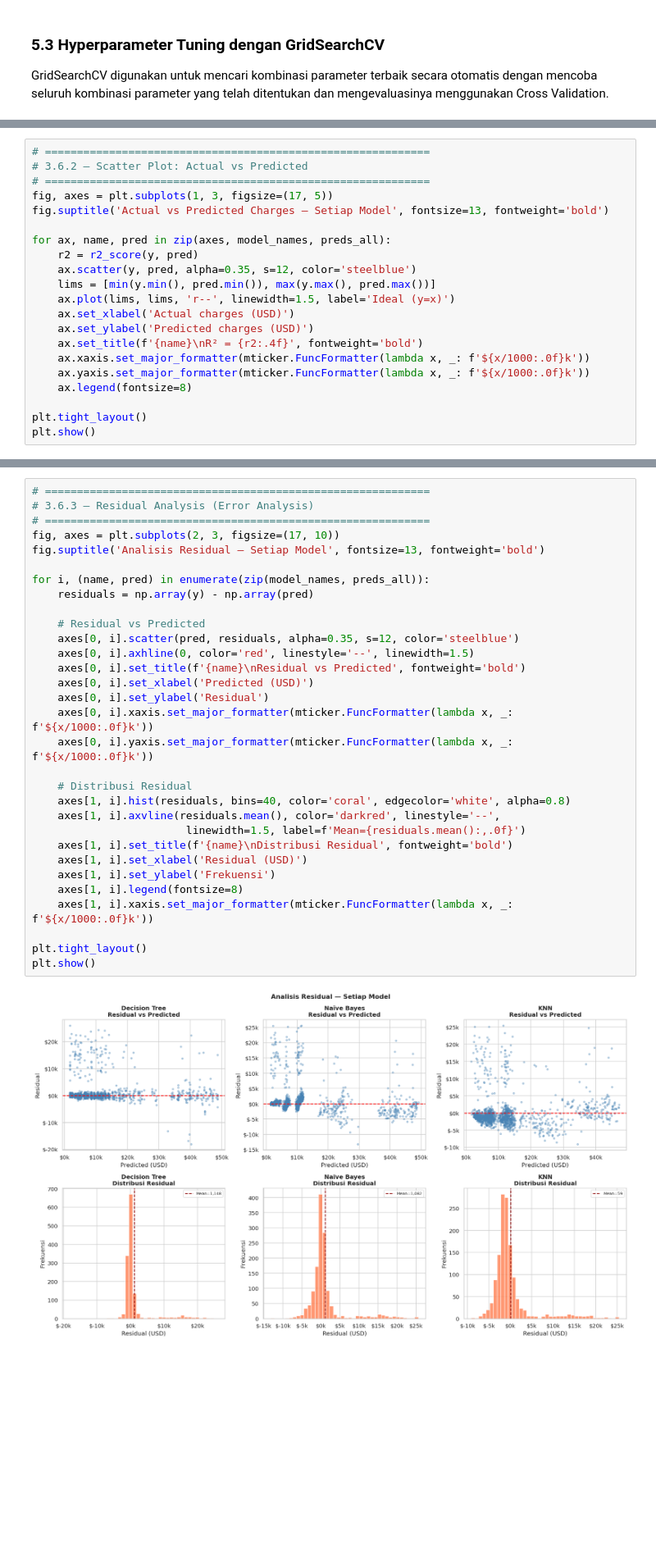
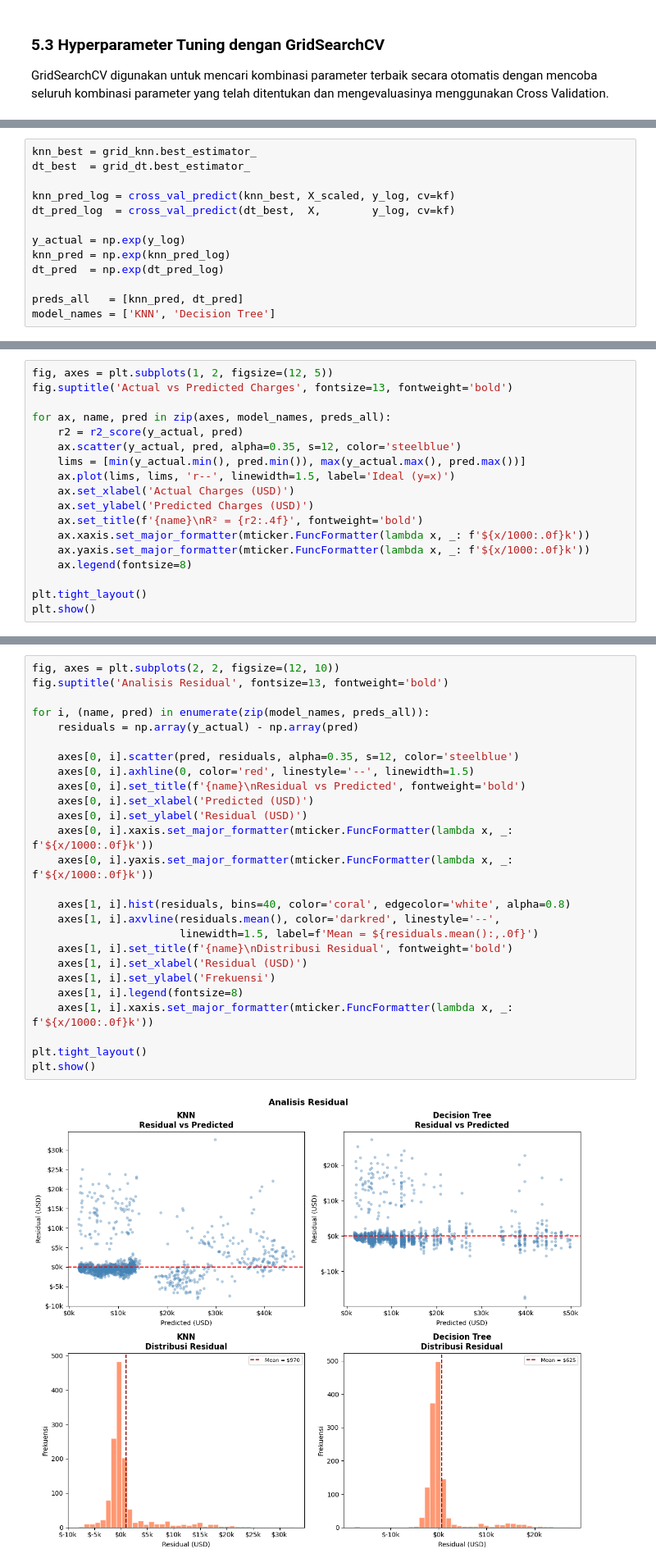
Before and after one commit to Maulana527/Hello-Project-103032400081_MuhammadMaulanaDarmawansyah, a Jupyter notebook: ML_Medical_Insurance_Regresi.ipynb, the cells around one changed output, grey strips where cells are left out. Shown at 82% size. Saved outputs shown, nothing was run; the diff lists cells and outputs as text; blank space fills up the shorter version.

```diff
--- a/ML_Medical_Insurance_Regresi.ipynb
+++ b/ML_Medical_Insurance_Regresi.ipynb
@@ -500,0 +637,13 @@ dt_pred = cross_val_predict(
+# %%
+knn_best = grid_knn.best_estimator_
+dt_best  = grid_dt.best_estimator_
+
+knn_pred_log = cross_val_predict(knn_best, X_scaled, y_log, cv=kf)
+dt_pred_log  = cross_val_predict(dt_best,  X,        y_log, cv=kf)
+
+y_actual = np.exp(y_log)
+knn_pred = np.exp(knn_pred_log)
+dt_pred  = np.exp(dt_pred_log)
+
+preds_all   = [knn_pred, dt_pred]
+model_names = ['KNN', 'Decision Tree']
@@ -538,17 +776,14 @@ results.style.format({
 # %%
-# ============================================================
-# 3.6.2 — Scatter Plot: Actual vs Predicted
-# ============================================================
-fig, axes = plt.subplots(1, 3, figsize=(17, 5))
-fig.suptitle('Actual vs Predicted Charges — Setiap Model', fontsize=13, fontweight='bold')
+fig, axes = plt.subplots(1, 2, figsize=(12, 5))
+fig.suptitle('Actual vs Predicted Charges', fontsize=13, fontweight='bold')
 
 for ax, name, pred in zip(axes, model_names, preds_all):
-    r2 = r2_score(y, pred)
-    ax.scatter(y, pred, alpha=0.35, s=12, color='steelblue')
-    lims = [min(y.min(), pred.min()), max(y.max(), pred.max())]
+    r2 = r2_score(y_actual, pred)
+    ax.scatter(y_actual, pred, alpha=0.35, s=12, color='steelblue')
+    lims = [min(y_actual.min(), pred.min()), max(y_actual.max(), pred.max())]
     ax.plot(lims, lims, 'r--', linewidth=1.5, label='Ideal (y=x)')
-    ax.set_xlabel('Actual charges (USD)')
-    ax.set_ylabel('Predicted charges (USD)')
+    ax.set_xlabel('Actual Charges (USD)')
+    ax.set_ylabel('Predicted Charges (USD)')
     ax.set_title(f'{name}\nR² = {r2:.4f}', fontweight='bold')
     ax.xaxis.set_major_formatter(mticker.FuncFormatter(lambda x, _: f'${x/1000:.0f}k'))
     ax.yaxis.set_major_formatter(mticker.FuncFormatter(lambda x, _: f'${x/1000:.0f}k'))
@@ -561,33 +796,28 @@ plt.show()
 # %%
-# ============================================================
-# 3.6.3 — Residual Analysis (Error Analysis)
-# ============================================================
-fig, axes = plt.subplots(2, 3, figsize=(17, 10))
-fig.suptitle('Analisis Residual — Setiap Model', fontsize=13, fontweight='bold')
+fig, axes = plt.subplots(2, 2, figsize=(12, 10))
+fig.suptitle('Analisis Residual', fontsize=13, fontweight='bold')
 
 for i, (name, pred) in enumerate(zip(model_names, preds_all)):
-    residuals = np.array(y) - np.array(pred)
+    residuals = np.array(y_actual) - np.array(pred)
 
-    # Residual vs Predicted
     axes[0, i].scatter(pred, residuals, alpha=0.35, s=12, color='steelblue')
     axes[0, i].axhline(0, color='red', linestyle='--', linewidth=1.5)
     axes[0, i].set_title(f'{name}\nResidual vs Predicted', fontweight='bold')
     axes[0, i].set_xlabel('Predicted (USD)')
-    axes[0, i].set_ylabel('Residual')
+    axes[0, i].set_ylabel('Residual (USD)')
     axes[0, i].xaxis.set_major_formatter(mticker.FuncFormatter(lambda x, _: f'${x/1000:.0f}k'))
     axes[0, i].yaxis.set_major_formatter(mticker.FuncFormatter(lambda x, _: f'${x/1000:.0f}k'))
 
-    # Distribusi Residual
     axes[1, i].hist(residuals, bins=40, color='coral', edgecolor='white', alpha=0.8)
     axes[1, i].axvline(residuals.mean(), color='darkred', linestyle='--',
-                        linewidth=1.5, label=f'Mean={residuals.mean():,.0f}')
+                       linewidth=1.5, label=f'Mean = ${residuals.mean():,.0f}')
     axes[1, i].set_title(f'{name}\nDistribusi Residual', fontweight='bold')
     axes[1, i].set_xlabel('Residual (USD)')
     axes[1, i].set_ylabel('Frekuensi')
     axes[1, i].legend(fontsize=8)
     axes[1, i].xaxis.set_major_formatter(mticker.FuncFormatter(lambda x, _: f'${x/1000:.0f}k'))
 
 plt.tight_layout()
 plt.show()
 # %% [output]
-[figure, old version]
+[figure, new version]
```
Also changed, not shown: parts of 60 cells of this notebook.
